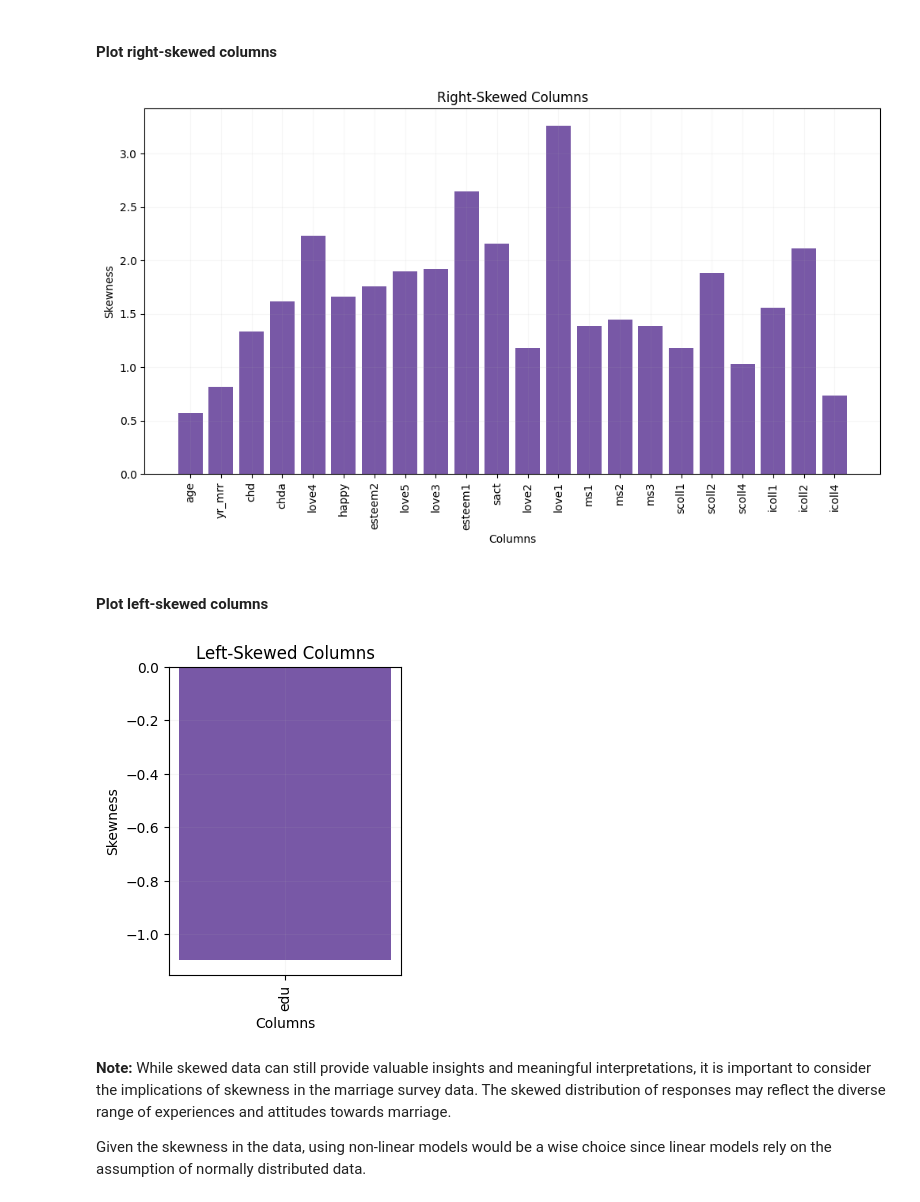
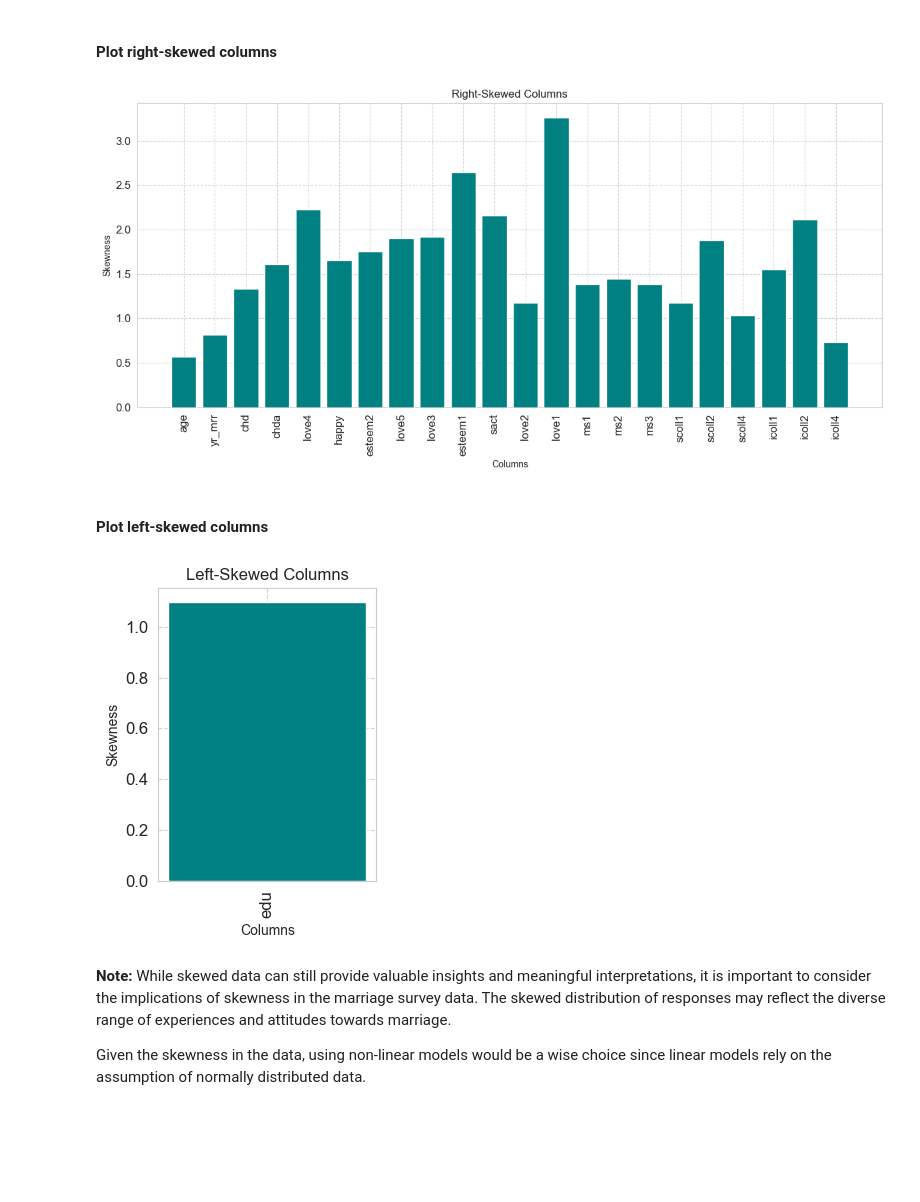
Before and after one commit to aminshannan121/Data_Mining_Project, a Jupyter notebook: Project.ipynb, the cells around one changed output. Cells and saved outputs as stored; diff of their text form; code cells hidden in the pictures; blank space fills up the shorter version.

```diff
--- a/Project.ipynb
+++ b/Project.ipynb
@@ -111,6 +131,8 @@ sum(df.duplicated())
  **Note:** The data was collected from a survey. Each row represents an individual state, even if it is repeated or duplicated. Therefore, dropping the duplicated rows is not required.
 # %% [markdown]
 ## Checking for missing values
+# %%
+df=df.replace(' ' , np.nan)
 # %%
 df.isna().sum()
 # %% [output]
@@ -135,0 +162,2 @@ dtype: int64
+# %%
+df['raf'] = df['raf'].fillna(6)
@@ -136,3 +172,7 @@ dtype: int64
+# %%
+color = 'teal'
+fontsize = 12
+sns.set_style('whitegrid')
 # %% [markdown]
 ## skewness analysis
 # %% [markdown]
@@ -170,27 +214,35 @@ left_skewed = df_skewness[df_skewness['Skewness'] < -0.5]
 # %%
 plt.figure(figsize=(12, 6))
 plt.bar(right_skewed.index, right_skewed['Skewness'], color=color)
 plt.xlabel('Columns')
 plt.ylabel('Skewness')
 plt.title('Right-Skewed Columns')
 plt.xticks(rotation=90)
-plt.grid(alpha=0.1)
+plt.grid(color='lightgray', linestyle='--')
+plt.xticks(fontsize=fontsize)
+plt.yticks(fontsize=fontsize)
+plt.tight_layout()
+
 plt.show()
 # %% [output]
-[figure, old version]
+[figure, new version]
 # %% [markdown]
 #### Plot left-skewed columns
 # %%
 plt.figure(figsize=(3, 4))
-plt.bar(left_skewed.index, left_skewed['Skewness'], color=color)
+plt.bar(left_skewed.index, left_skewed['Skewness']*-1, color=color)
 plt.xlabel('Columns')
 plt.ylabel('Skewness')
 plt.title('Left-Skewed Columns')
 plt.xticks(rotation=90)
-plt.grid(alpha=0.1)
+plt.grid(color='lightgray', linestyle='--')
+plt.xticks(fontsize=fontsize)
+plt.yticks(fontsize=fontsize)
+plt.tight_layout()
+
 plt.show()
 # %% [output]
-[figure, old version]
+[figure, new version]
 # %% [markdown]
 **Note:** While skewed data can still provide valuable insights and meaningful interpretations, it is important to consider the implications of skewness in the marriage survey data. The skewed distribution of responses may reflect the diverse range of experiences and attitudes towards marriage.
 
```
Also changed, not shown: parts of 56 cells of this notebook.
